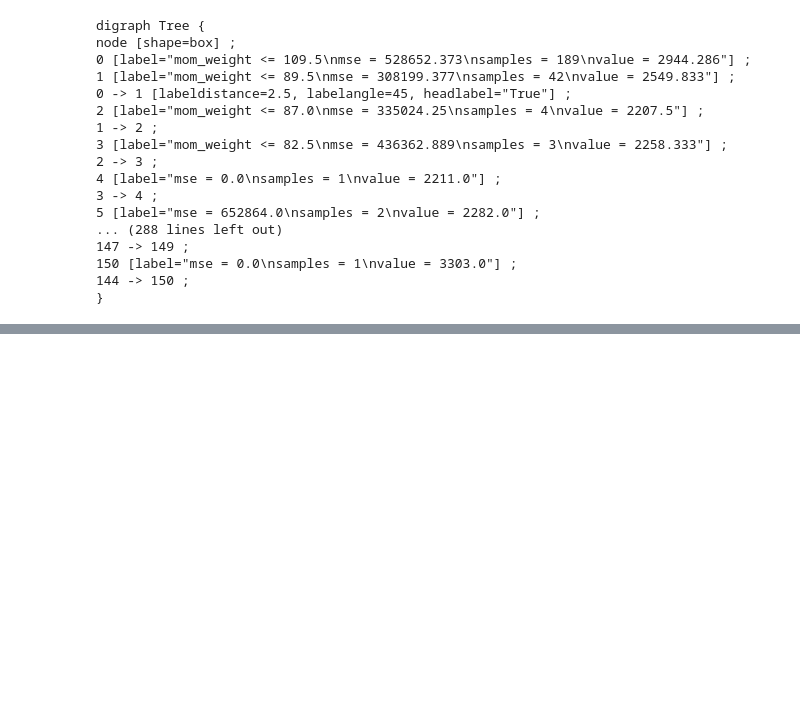
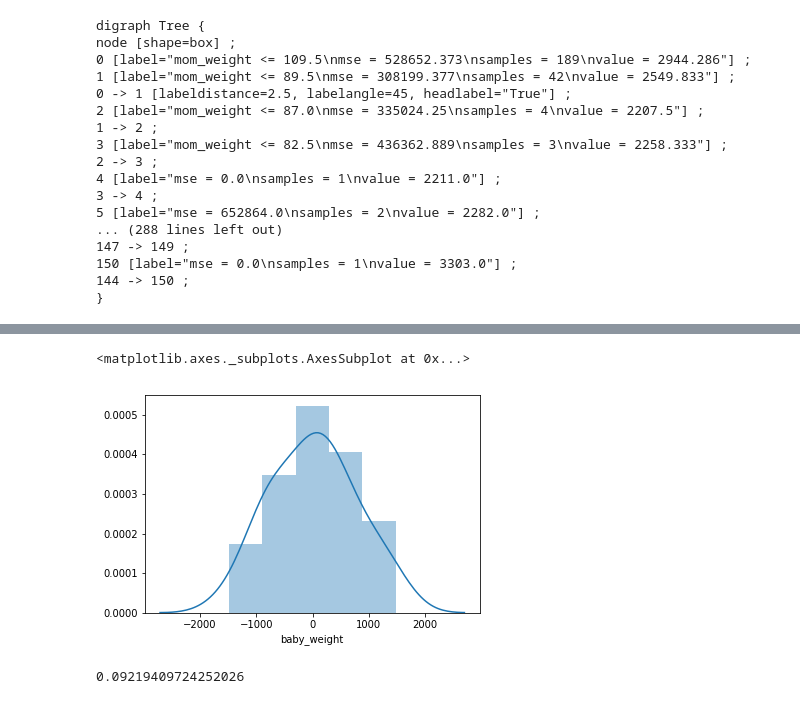
Before and after one commit to hanisaf/mist6380-summer2019, a Jupyter notebook: Classroom_notebooks/12-machine learning exercise.ipynb, the cells around one changed output, grey strips where cells are left out. Drawn from its saved outputs; the diff is of its cells as text; code cells hidden in the pictures; blank space fills up the shorter version.

```diff
--- a/Classroom_notebooks/12-machine learning exercise.ipynb
+++ b/Classroom_notebooks/12-machine learning exercise.ipynb
@@ -86,0 +114,2 @@ node [shape=box] ;
+# %%
+X_train, X_test, y_train, y_test = train_test_split(X, y, train_size=0.85)
@@ -86,0 +124,2 @@ node [shape=box] ;
+# %%
+dtree = tree.DecisionTreeRegressor(max_features=7, max_leaf_nodes=5).fit(X_train, y_train)
@@ -86,0 +149,13 @@ node [shape=box] ;
+# %%
+yfit = dtree.predict(X_test)
+# %%
+resd = y_test - yfit
+# %%
+sns.distplot(resd)
+# %% [output]
+<matplotlib.axes._subplots.AxesSubplot at 0x...>
+[figure, added]
+# %%
+r2_score(y_test, yfit)
+# %% [output]
+0.09219409724252026
```
Also changed, not shown: parts of 11 cells of this notebook, 4 other files.
